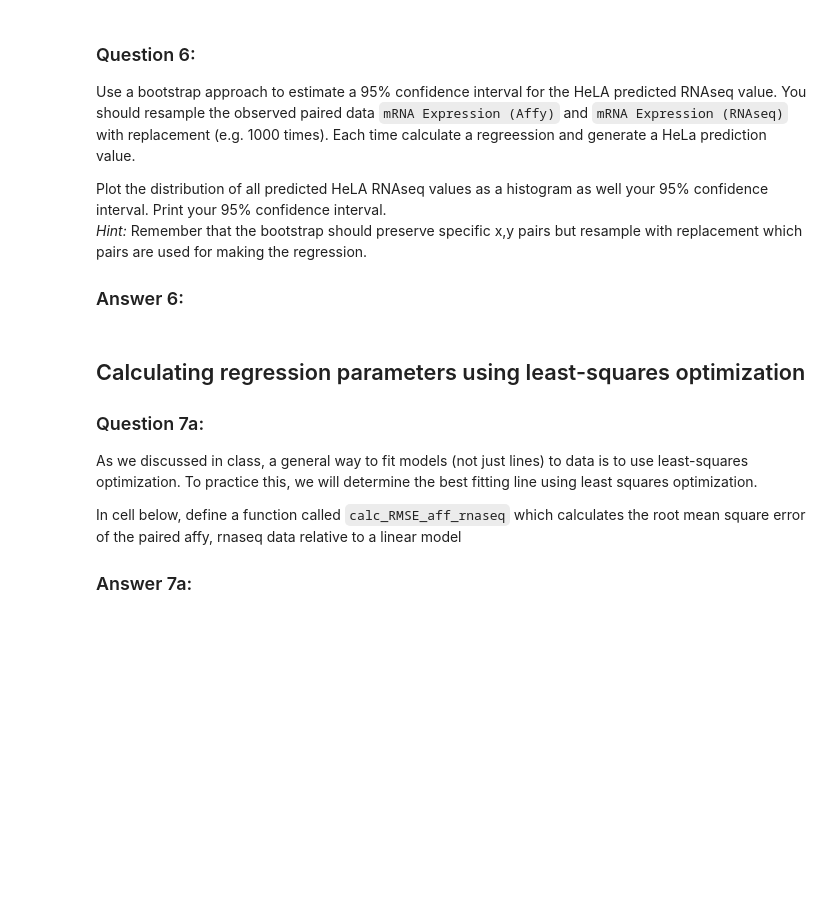
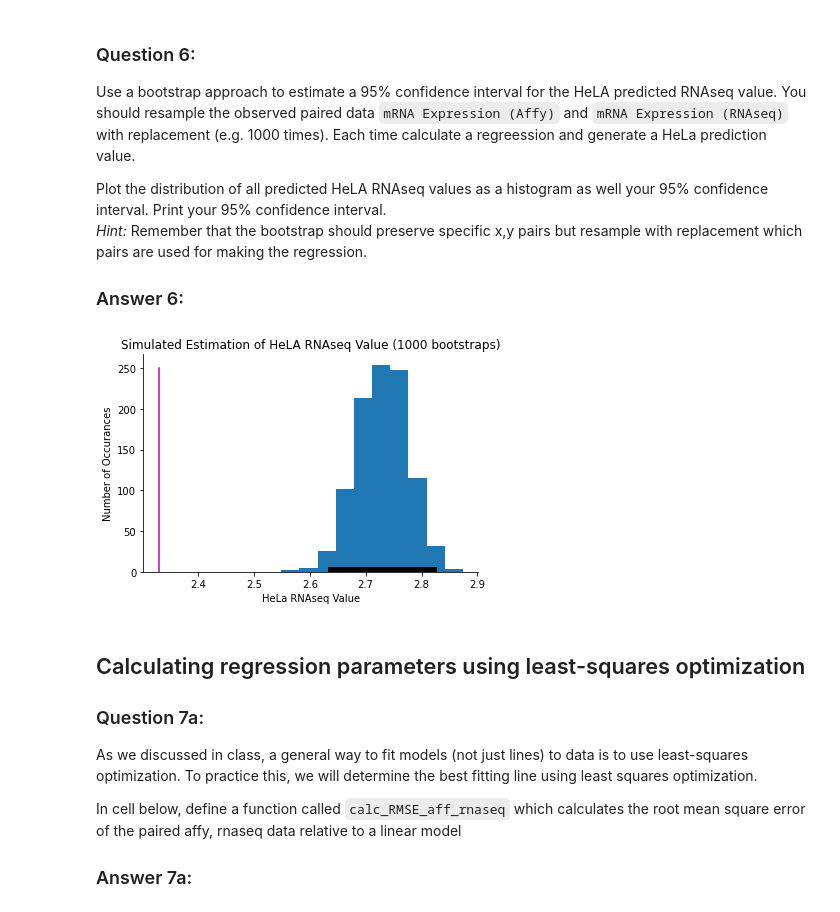
Before and after one commit to symmetricK/pten, a Jupyter notebook: hw08_alvarez.ipynb, the cells around one changed output. Saved outputs shown, nothing was run; the diff lists cells and outputs as text; code cells hidden in the pictures; blank space fills up the shorter version.

```diff
--- a/hw08_alvarez.ipynb
+++ b/hw08_alvarez.ipynb
@@ -200,6 +200,40 @@ Plot the distribution of all predicted HeLA RNAseq values as a histogram as well
 *Hint:* Remember that the bootstrap should preserve specific x,y pairs but resample with replacement which pairs are used for making the regression.
 
 ### Answer 6:
+# %%
+import numpy as np
+
+HeLa_affy = 8.2
+replacement = 1000
+
+predictions = []
+
+for HeLA in np.arange(replacement):
+    b_affy = np.random.choice(pten_df['mRNA Expression (Affy)'],len(pten_df['mRNA Expression (Affy)']))
+    b_rnaseq = np.random.choice(pten_df['mRNA Expression (RNAseq)'],len(pten_df['mRNA Expression (RNAseq)']))
+    b_regression = regression_fxns.get_regression_parameters(b_affy,b_rnaseq)
+    b_slope = b_regression[0]
+    b_intercept = b_regression[1]
+    b_predicted_RNAseq = b_slope*HeLa_affy+b_intercept
+    predictions.append(b_predicted_RNAseq)
+
+lower_bound = np.percentile(predictions,2.5)
+higher_bound = np.percentile(predictions,97.5)
+
+fig=plt.figure()
+plt.hist(predictions)
+plt.plot([lower_bound,higher_bound], [0,0], color='k', lw=10)
+plt.plot([predicted,predicted],[0,250],color='m')
+plt.xlabel('HeLa RNAseq Value')
+plt.ylabel('Number of Occurances')
+plt.title('Simulated Estimation of HeLA RNAseq Value (1000 bootstraps)')
+ax = plt.gca()
+ax.text(predicted_RNAseq,250,'Predicted HeLA RNAseq value from the observation',color='r')
+ax.text(2.7,25,'95% confidence interval',color='y')
+ax.spines['right'].set_visible(False)
+ax.spines['top'].set_visible(False)
+# %% [output]
+[figure, added]
 # %% [markdown]
 ## Calculating regression parameters using least-squares optimization
 ### Question 7a:
```
